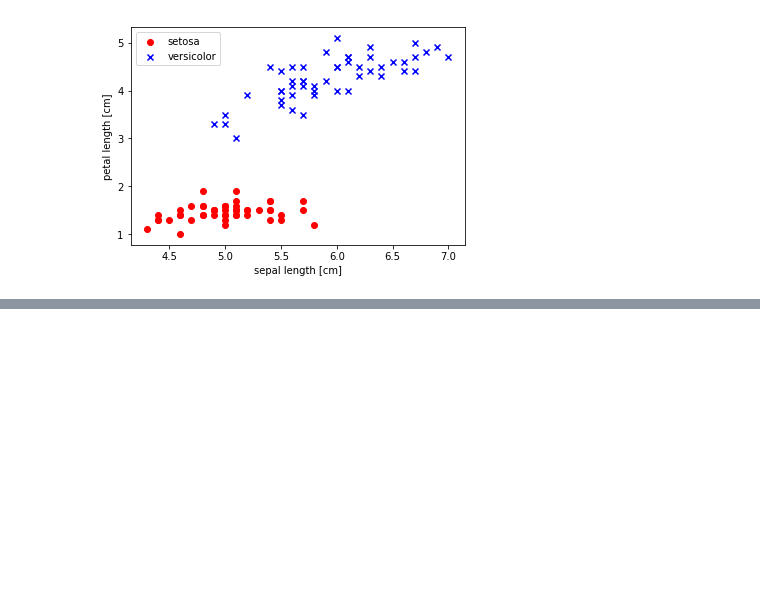
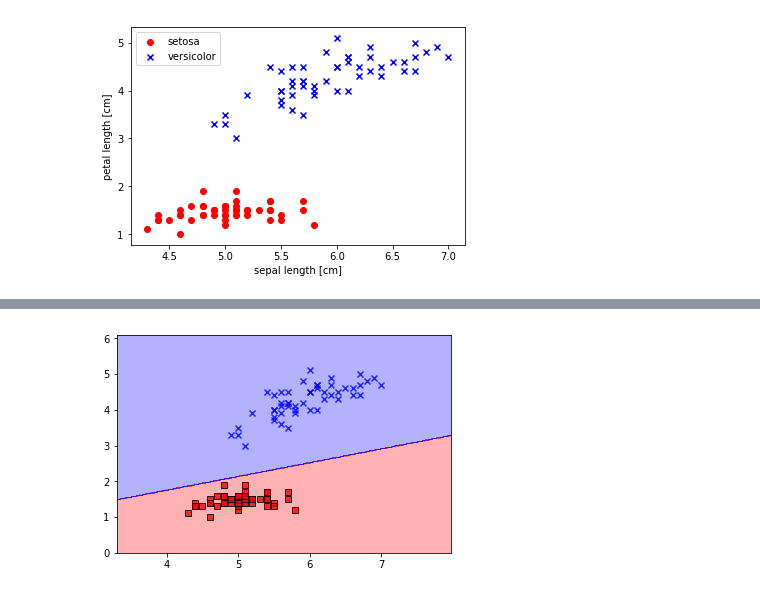
Before and after one commit to hitsuji-haneta/PMLB, a Jupyter notebook: chapter2/playground.ipynb, the cells around one changed output, grey strips where cells are left out. Saved outputs shown, nothing was run; the diff lists cells and outputs as text; code cells hidden in the pictures; blank space fills up the shorter version.

```diff
--- a/chapter2/playground.ipynb
+++ b/chapter2/playground.ipynb
@@ -37,0 +53,4 @@ plt.show()
+# %%
+plot_decision_regions(X, y, classifier=ppn)
+# %% [output]
+[figure, added]
```
Also changed, not shown: parts of 4 cells of this notebook, 1 other file.
